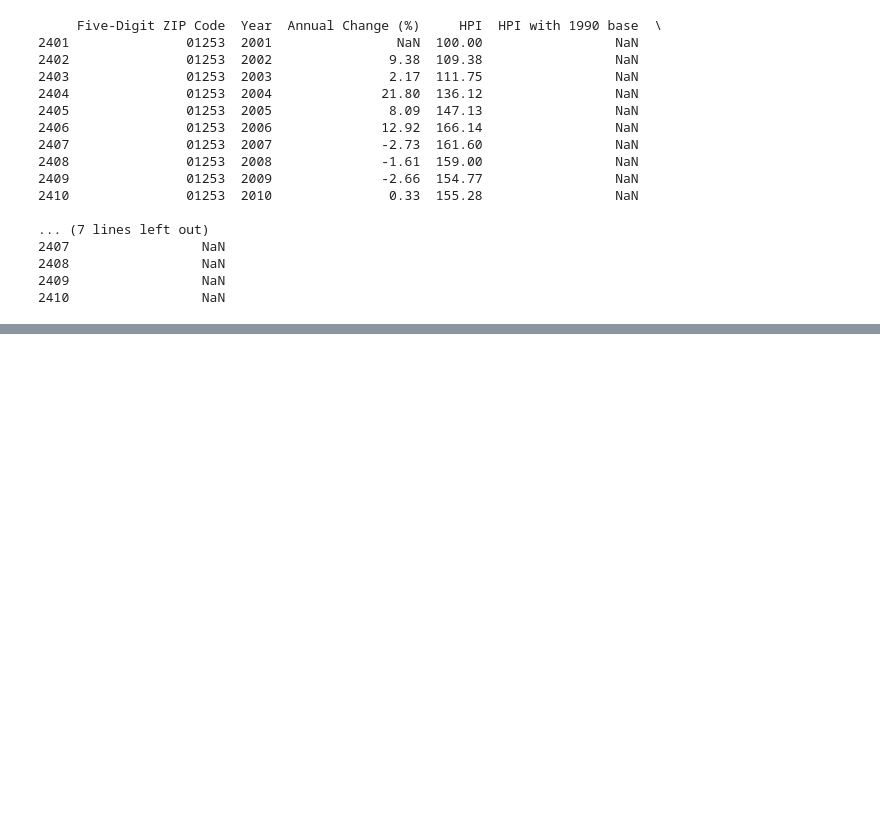
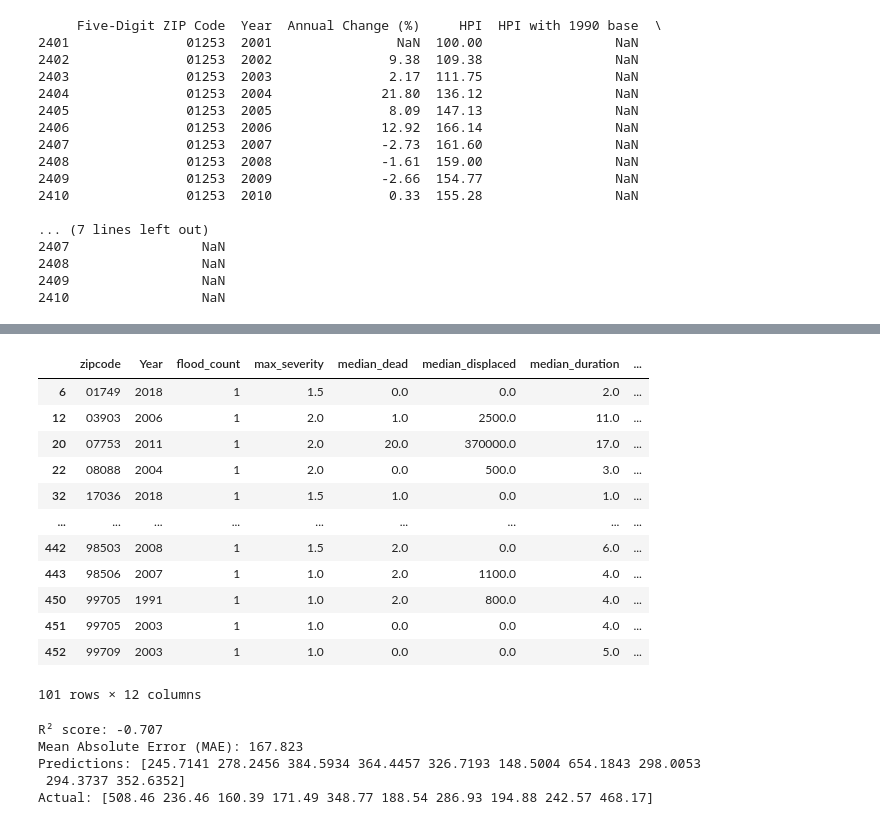
Before and after one commit to melina-thegarza/ml-climate, a Jupyter notebook: src/natural_disaster_housing_prediction.ipynb, the cells around one changed output, grey strips where cells are left out. Saved outputs shown, nothing was run; the diff lists cells and outputs as text; code cells hidden in the pictures; blank space fills up the shorter version.

```diff
--- a/src/natural_disaster_housing_prediction.ipynb
+++ b/src/natural_disaster_housing_prediction.ipynb
@@ -144,0 +264,53 @@ Random Forest Regressor
+# %%
+#drop unmatched rows
+#NOTE ROWS DROPPED PRETTY SIGNIFICANTLY
+merged_data = merged_data.dropna()
+merged_data
+# %% [output]
+|  | zipcode | Year | flood_count | max_severity | median_dead | median_displaced | median_duration | ... |
+| 6 | 01749 | 2018 | 1 | 1.5 | 0.0 | 0.0 | 2.0 | ... |
+| 12 | 03903 | 2006 | 1 | 2.0 | 1.0 | 2500.0 | 11.0 | ... |
+| 20 | 07753 | 2011 | 1 | 2.0 | 20.0 | 370000.0 | 17.0 | ... |
+| 22 | 08088 | 2004 | 1 | 2.0 | 0.0 | 500.0 | 3.0 | ... |
+| 32 | 17036 | 2018 | 1 | 1.5 | 1.0 | 0.0 | 1.0 | ... |
+| ... | ... | ... | ... | ... | ... | ... | ... | ... |
+| 442 | 98503 | 2008 | 1 | 1.5 | 2.0 | 0.0 | 6.0 | ... |
+| 443 | 98506 | 2007 | 1 | 1.0 | 2.0 | 1100.0 | 4.0 | ... |
+| 450 | 99705 | 1991 | 1 | 1.0 | 2.0 | 800.0 | 4.0 | ... |
+| 451 | 99705 | 2003 | 1 | 1.0 | 0.0 | 0.0 | 4.0 | ... |
+| 452 | 99709 | 2003 | 1 | 1.0 | 0.0 | 0.0 | 5.0 | ... |
+101 rows × 12 columns
+# %%
+
+from sklearn.ensemble import RandomForestRegressor
+from sklearn.model_selection import train_test_split
+from sklearn.metrics import mean_absolute_error, r2_score
+
+
+#Use RandomForestRegressor to predict HPI based on floods
+
+X = merged_data[['flood_count', 'max_severity', 'median_dead', 'median_displaced', 'median_duration', 'median_area']]
+y = merged_data['HPI']
+
+X_train, X_test, y_train, y_test = train_test_split(X, y, test_size=0.3, random_state=42)
+
+
+rf_model = RandomForestRegressor(n_estimators=100, random_state=42)
+rf_model.fit(X_train, y_train)
+y_pred = rf_model.predict(X_test)
+
+# evaluate the model performance
+r2 = r2_score(y_test, y_pred)
+print(f'R² score: {r2:.3f}')
+
+mae = mean_absolute_error(y_test, y_pred)
+print(f'Mean Absolute Error (MAE): {mae:.3f}')
+
+print(f"Predictions: {y_pred[:10]}")
+print(f"Actual: {y_test[:10].values}")
+# %% [output]
+R² score: -0.707
+Mean Absolute Error (MAE): 167.823
+Predictions: [245.7141 278.2456 384.5934 364.4457 326.7193 148.5004 654.1843 298.0053
+ 294.3737 352.6352]
+Actual: [508.46 236.46 160.39 171.49 348.77 188.54 286.93 194.88 242.57 468.17]
```
Also changed, not shown: parts of 9 cells of this notebook, 1 other file.
